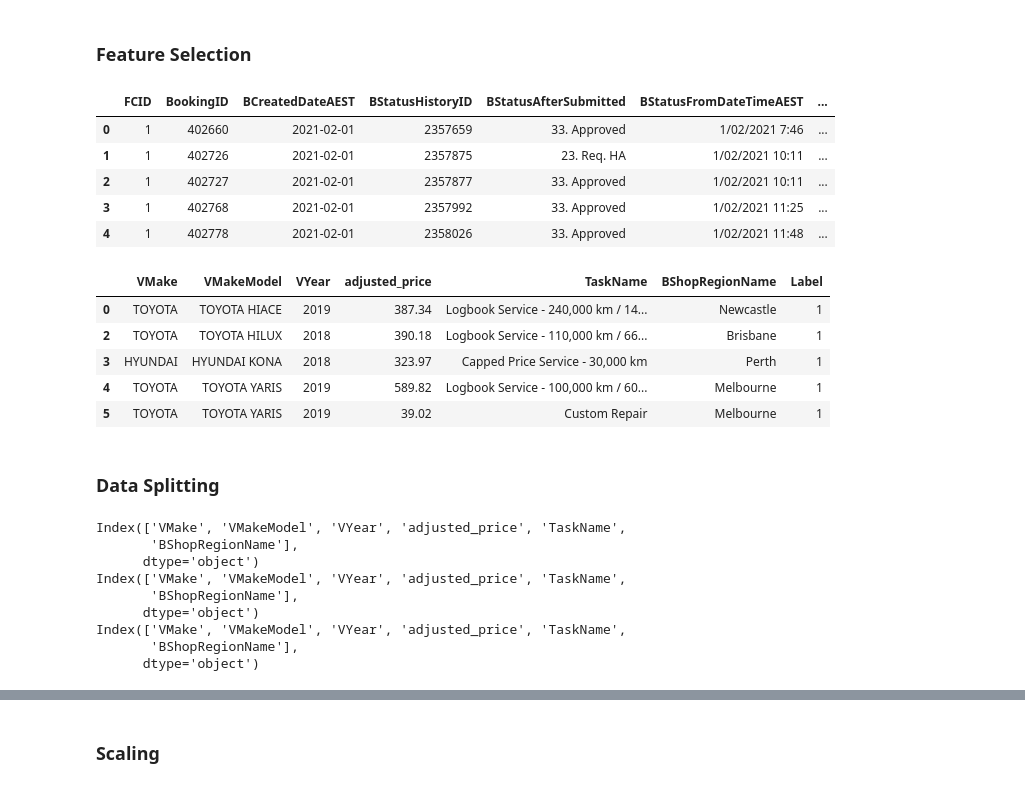
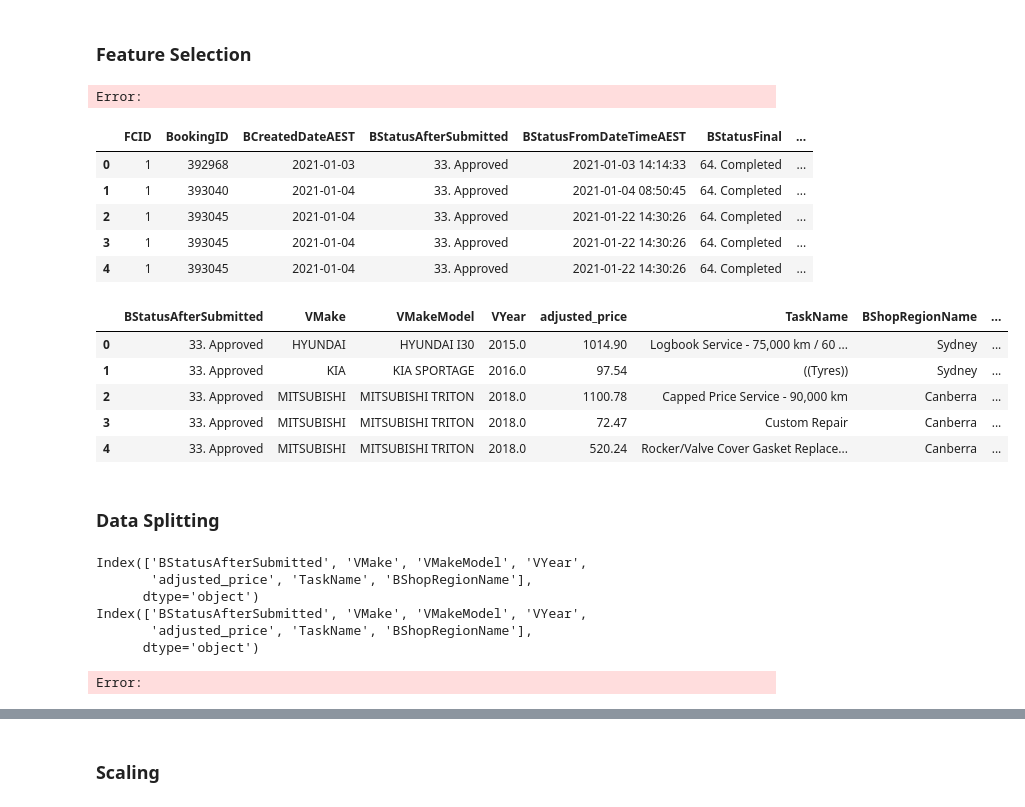
Before and after one commit to tdela12/CAPSTONE_T316, a Jupyter notebook: Preliminary Models/MLP.ipynb, the cells around one changed output, grey strips where cells are left out. Cells and saved outputs as stored; diff of their text form; code cells hidden in the pictures.

```diff
--- a/Preliminary Models/MLP.ipynb
+++ b/Preliminary Models/MLP.ipynb
@@ -28,13 +28,15 @@ cpi.head()
 | 2 | 2021Q3 | 119.7 |
 | 3 | 2021Q4 | 121.3 |
 | 4 | 2022Q1 | 123.9 |
+# %%
+df = df.drop_duplicates(subset=[col for col in df.columns if col not in ['BookingID', 'BCreatedDateAEST', 'BStatusFinal', 'BTicketID' ]])
 # %%
 # Assign priority: 'completed' gets highest priority (lowest number)
 
 df['status_priority'] = df['BStatusAfterSubmitted'].apply(lambda x: 0 if x == '33. Approved' else 1)
 
 # Define the columns used to detect duplicates (all except 'status' and 'status_priority')
-dedup_cols = [col for col in df.columns if col not in ['BookingID','BTicketID','BStatusAfterSubmitted', 'BStatusFromDateTimeAEST', 'status_priority' ]]
+dedup_cols = [col for col in df.columns if col not in ['BStatusAfterSubmitted', 'BStatusFromDateTimeAEST', 'status_priority']]
 
 # Sort so that 'completed' comes last within each group of duplicate rows
 df_sorted = df.sort_values(by=dedup_cols + ['status_priority'])
@@ -51,75 +53,68 @@ df = df_deduped
 ### Feature Selection
 # %%
 # Price adjustment for inflation
-df['BCreatedDateAEST'] = pd.to_datetime(df['BCreatedDateAEST'],  dayfirst=True);
-df['Quarter'] = df['BCreatedDateAEST'].dt.to_period('Q');
-cpi['Quarter'] = pd.to_datetime(cpi['Quarter']).dt.to_period('Q');
+df['BCreatedDateAEST'] = pd.to_datetime(df['BCreatedDateAEST'],  dayfirst=False);
+df['Quarter'] = df['BCreatedDateAEST'].dt.quarter;
+cpi['Quarter'] = cpi['Quarter'].dt.to_timestamp().dt.quarter;
 base_cpi = cpi['CPI'].iloc[-1]
 # %%
 # Create a column for the adjusted price
-merged_df = df.merge(cpi, on='Quarter');
-merged_df['Quarter'] = df['BCreatedDateAEST'].dt.quarter;
+df = df.merge(cpi, on='Quarter');
+df['Quarter'] = df['BCreatedDateAEST'].dt.quarter;
 
 #Round to two decimal places to remain consistent with the existing data
-merged_df['adjusted_price'] = round(merged_df['PriceIncGSTRaw'] * (base_cpi / merged_df['CPI']), 2)
+df['adjusted_price'] = round(df['PriceIncGSTRaw'] * (base_cpi / df['CPI']), 2)
+# %% [output]
+Error:
 # %%
 # Display merged dataset
 pd.set_option('display.max_columns', None)
 
-merged_df.head()
+df.head()
 # %% [output]
-|  | FCID | BookingID | BCreatedDateAEST | BStatusHistoryID | BStatusAfterSubmitted | BStatusFromDateTimeAEST | ... |
-| 0 | 1 | 402660 | 2021-02-01 | 2357659 | 33. Approved | 1/02/2021 7:46 | ... |
-| 1 | 1 | 402726 | 2021-02-01 | 2357875 | 23. Req. HA | 1/02/2021 10:11 | ... |
-| 2 | 1 | 402727 | 2021-02-01 | 2357877 | 33. Approved | 1/02/2021 10:11 | ... |
-| 3 | 1 | 402768 | 2021-02-01 | 2357992 | 33. Approved | 1/02/2021 11:25 | ... |
-| 4 | 1 | 402778 | 2021-02-01 | 2358026 | 33. Approved | 1/02/2021 11:48 | ... |
+|  | FCID | BookingID | BCreatedDateAEST | BStatusAfterSubmitted | BStatusFromDateTimeAEST | BStatusFinal | ... |
+| 0 | 1 | 392968 | 2021-01-03 | 33. Approved | 2021-01-03 14:14:33 | 64. Completed | ... |
+| 1 | 1 | 393040 | 2021-01-04 | 33. Approved | 2021-01-04 08:50:45 | 64. Completed | ... |
+| 2 | 1 | 393045 | 2021-01-04 | 33. Approved | 2021-01-22 14:30:26 | 64. Completed | ... |
+| 3 | 1 | 393045 | 2021-01-04 | 33. Approved | 2021-01-22 14:30:26 | 64. Completed | ... |
+| 4 | 1 | 393045 | 2021-01-04 | 33. Approved | 2021-01-22 14:30:26 | 64. Completed | ... |
 # %%
 
 columns_to_keep = ['BStatusAfterSubmitted', 'VMake', 'VMakeModel', 'VYear', 'adjusted_price', 'TaskName', 'BShopRegionName']
-df_filtered = merged_df[columns_to_keep]
-df_filtered = df_filtered[df_filtered['BStatusAfterSubmitted'].isin(['33. Approved', '16. Req. Changes'])]
-df_filtered['Label'] = df_filtered['BStatusAfterSubmitted'].map({'33. Approved': 1, '16. Req. Changes': 0})
-df_filtered = df_filtered.drop('BStatusAfterSubmitted', axis=1)
-df_filtered.head()
+df = df[columns_to_keep]
+df['Label'] = df['BStatusAfterSubmitted'].map({'33. Approved': 1, '16. Requires Changes': 0, '29. Rejected': 0})
+df_filtered = df.drop('BStatusAfterSubmitted', axis=1)
+df.head()
 # %% [output]
-|  | VMake | VMakeModel | VYear | adjusted_price | TaskName | BShopRegionName | Label |
-| 0 | TOYOTA | TOYOTA HIACE | 2019 | 387.34 | Logbook Service - 240,000 km / 14... | Newcastle | 1 |
-| 2 | TOYOTA | TOYOTA HILUX | 2018 | 390.18 | Logbook Service - 110,000 km / 66... | Brisbane | 1 |
-| 3 | HYUNDAI | HYUNDAI KONA | 2018 | 323.97 | Capped Price Service - 30,000 km | Perth | 1 |
-| 4 | TOYOTA | TOYOTA YARIS | 2019 | 589.82 | Logbook Service - 100,000 km / 60... | Melbourne | 1 |
-| 5 | TOYOTA | TOYOTA YARIS | 2019 | 39.02 | Custom Repair | Melbourne | 1 |
+|  | BStatusAfterSubmitted | VMake | VMakeModel | VYear | adjusted_price | TaskName | BShopRegionName | ... |
+| 0 | 33. Approved | HYUNDAI | HYUNDAI I30 | 2015.0 | 1014.90 | Logbook Service - 75,000 km / 60 ... | Sydney | ... |
+| 1 | 33. Approved | KIA | KIA SPORTAGE | 2016.0 | 97.54 | ((Tyres)) | Sydney | ... |
+| 2 | 33. Approved | MITSUBISHI | MITSUBISHI TRITON | 2018.0 | 1100.78 | Capped Price Service - 90,000 km | Canberra | ... |
+| 3 | 33. Approved | MITSUBISHI | MITSUBISHI TRITON | 2018.0 | 72.47 | Custom Repair | Canberra | ... |
+| 4 | 33. Approved | MITSUBISHI | MITSUBISHI TRITON | 2018.0 | 520.24 | Rocker/Valve Cover Gasket Replace... | Canberra | ... |
 # %% [markdown]
 ### Data Splitting
 # %%
 
 # Separate features and target
-X = df_filtered.drop('Label', axis=1)
-y = df_filtered['Label']
+X = df.drop('Label', axis=1)
+y = df['Label']
 
 # First split into train and temp (temp will be split into val and test)
-train_X, temp_X, train_Y, temp_Y = train_test_split(
-    X, y, test_size=0.25, random_state=42, stratify=y
-)
-
-# Then split temp into validation and test (half-half)
-val_X, test_X, val_Y, test_Y = train_test_split(
-    temp_X, temp_Y, test_size=0.5, random_state=42, stratify=temp_Y
+train_X, test_X, train_Y, test_Y = train_test_split(
+    X, y, test_size=0.2, random_state=42, stratify=y
 )
 
 print(train_X.columns)
-print(val_X.columns)
 print(test_X.columns)
 # %% [output]
-Index(['VMake', 'VMakeModel', 'VYear', 'adjusted_price', 'TaskName',
-       'BShopRegionName'],
+Index(['BStatusAfterSubmitted', 'VMake', 'VMakeModel', 'VYear',
+       'adjusted_price', 'TaskName', 'BShopRegionName'],
       dtype='object')
-Index(['VMake', 'VMakeModel', 'VYear', 'adjusted_price', 'TaskName',
-       'BShopRegionName'],
+Index(['BStatusAfterSubmitted', 'VMake', 'VMakeModel', 'VYear',
+       'adjusted_price', 'TaskName', 'BShopRegionName'],
       dtype='object')
-Index(['VMake', 'VMakeModel', 'VYear', 'adjusted_price', 'TaskName',
-       'BShopRegionName'],
-      dtype='object')
+Error:
 # %%
 #Binary Encodes Task name, VYMM, VMake and Shop region name
 binary_encoder = ce.BinaryEncoder(cols=['VMake', 'VYear', 'VMakeModel', 'TaskName', 'BShopRegionName'])
```
Also changed, not shown: parts of 11 cells of this notebook.
